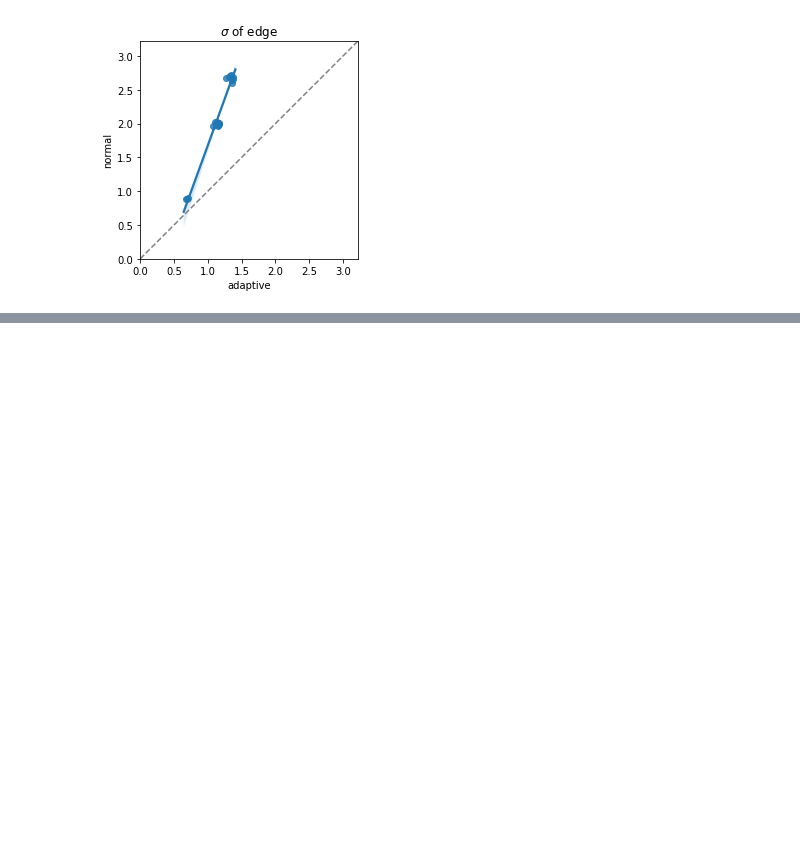
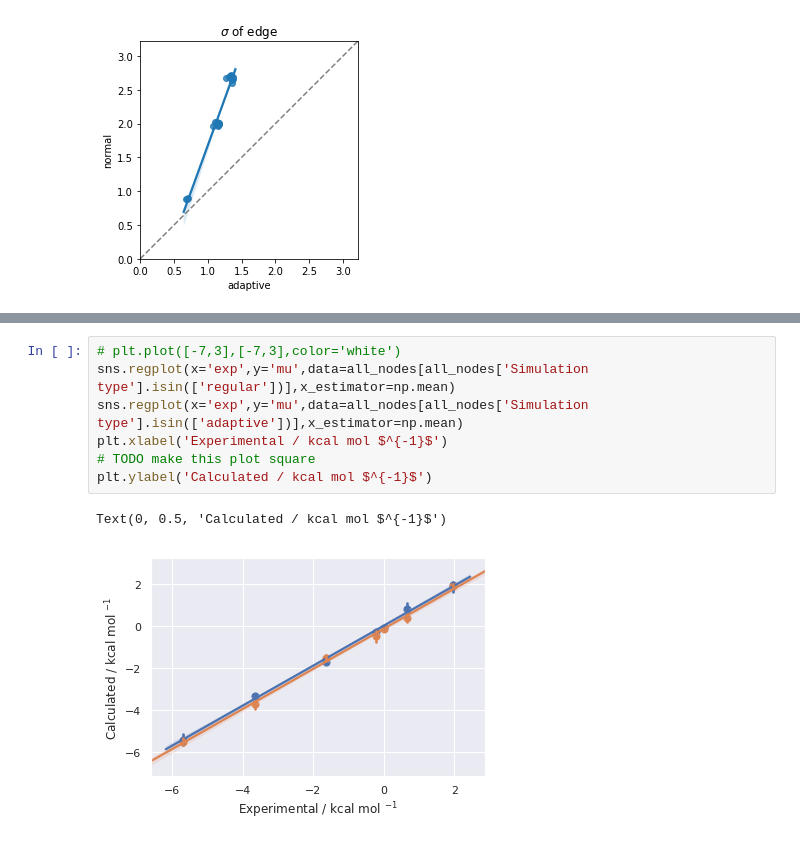
Before and after one commit to hannahbrucemacdonald/drugbandit, a Jupyter notebook: examples/adaptive/adaptive_sampling.ipynb, the cells around one changed output, grey strips where cells are left out. Drawn from its saved outputs; the diff is of its cells as text; blank space fills up the shorter version.

```diff
--- a/examples/adaptive/adaptive_sampling.ipynb
+++ b/examples/adaptive/adaptive_sampling.ipynb
@@ -309,0 +368,10 @@ Adapt the above code to store the sampled states in the BB and extract the free
+# %%
+# plt.plot([-7,3],[-7,3],color='white')
+sns.regplot(x='exp',y='mu',data=all_nodes[all_nodes['Simulation type'].isin(['regular'])],x_estimator=np.mean)
+sns.regplot(x='exp',y='mu',data=all_nodes[all_nodes['Simulation type'].isin(['adaptive'])],x_estimator=np.mean)
+plt.xlabel('Experimental / kcal mol $^{-1}$')
+# TODO make this plot square
+plt.ylabel('Calculated / kcal mol $^{-1}$')
+# %% [output]
+Text(0, 0.5, 'Calculated / kcal mol $^{-1}$')
+[figure, added]
```
Also changed, not shown: parts of 15 cells of this notebook, 1 other file.
